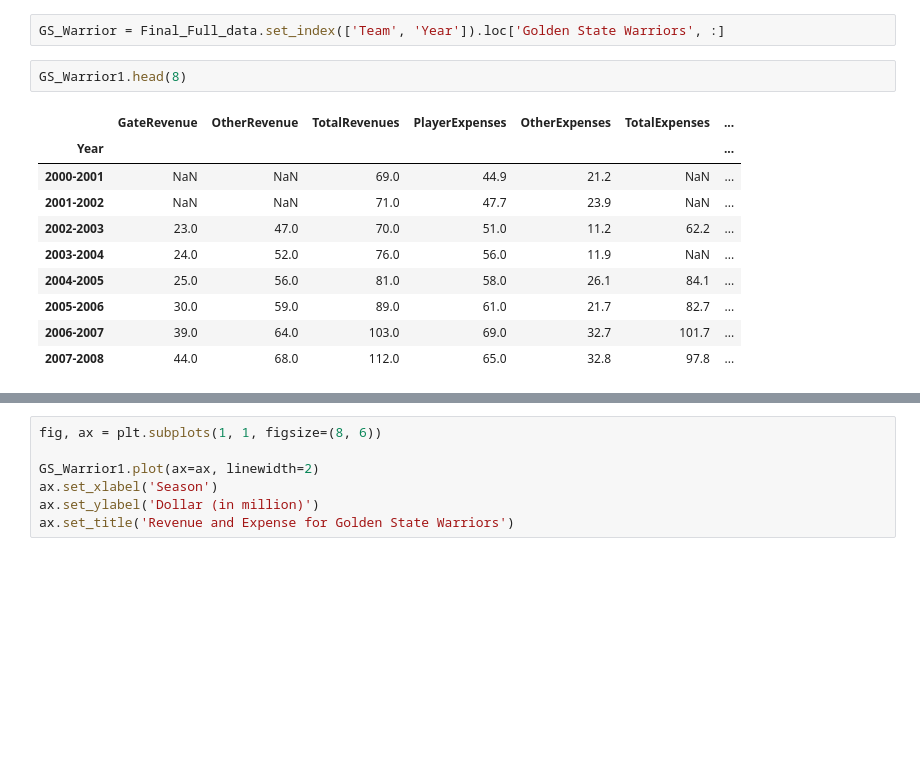
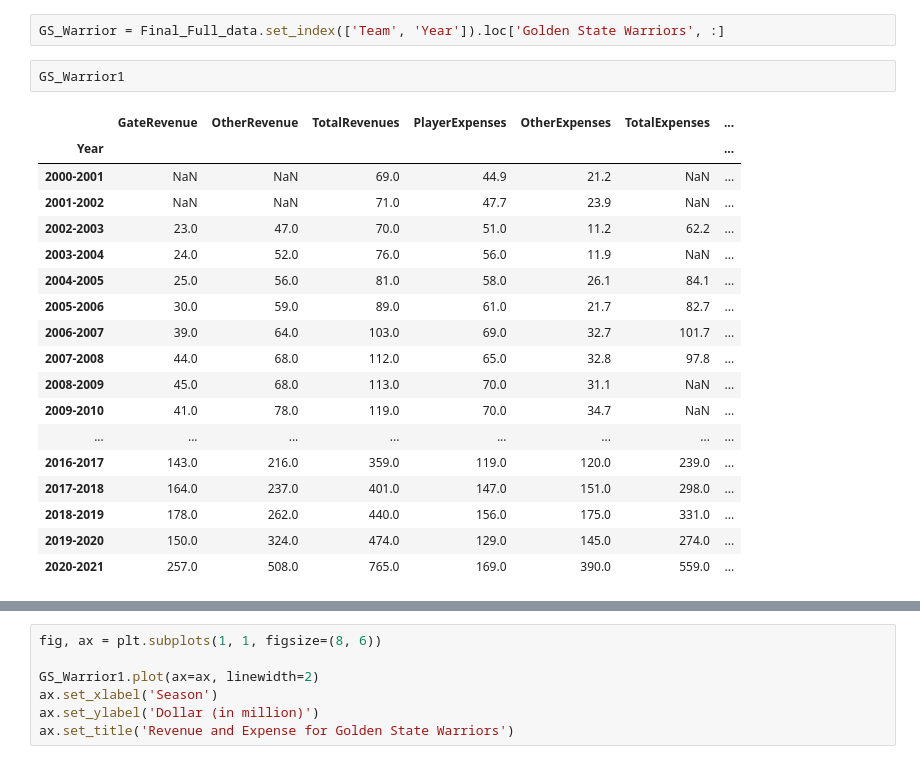
Before and after one commit to XinyangNick/ECO353-Project-1, a Jupyter notebook: ECO353P1.ipynb, the cells around one changed output, grey strips where cells are left out. Cells and saved outputs as stored; diff of their text form; blank space fills up the shorter version.

```diff
--- a/ECO353P1.ipynb
+++ b/ECO353P1.ipynb
@@ -371,16 +373,24 @@ GS_Warrior2 = Final_Full_data.set_index(['Team', 'Year']).loc['Golden State Warr
 # %%
 GS_Warrior = Final_Full_data.set_index(['Team', 'Year']).loc['Golden State Warriors', :]
 # %%
-GS_Warrior1.head(8)
+GS_Warrior1
 # %% [output]
 |  | GateRevenue | OtherRevenue | TotalRevenues | PlayerExpenses | OtherExpenses | TotalExpenses | ... |
 | Year |  |  |  |  |  |  | ... |
 | 2000-2001 | NaN | NaN | 69.0 | 44.9 | 21.2 | NaN | ... |
 | 2001-2002 | NaN | NaN | 71.0 | 47.7 | 23.9 | NaN | ... |
 | 2002-2003 | 23.0 | 47.0 | 70.0 | 51.0 | 11.2 | 62.2 | ... |
 | 2003-2004 | 24.0 | 52.0 | 76.0 | 56.0 | 11.9 | NaN | ... |
 | 2004-2005 | 25.0 | 56.0 | 81.0 | 58.0 | 26.1 | 84.1 | ... |
 | 2005-2006 | 30.0 | 59.0 | 89.0 | 61.0 | 21.7 | 82.7 | ... |
 | 2006-2007 | 39.0 | 64.0 | 103.0 | 69.0 | 32.7 | 101.7 | ... |
 | 2007-2008 | 44.0 | 68.0 | 112.0 | 65.0 | 32.8 | 97.8 | ... |
+| 2008-2009 | 45.0 | 68.0 | 113.0 | 70.0 | 31.1 | NaN | ... |
+| 2009-2010 | 41.0 | 78.0 | 119.0 | 70.0 | 34.7 | NaN | ... |
+| ... | ... | ... | ... | ... | ... | ... | ... |
+| 2016-2017 | 143.0 | 216.0 | 359.0 | 119.0 | 120.0 | 239.0 | ... |
+| 2017-2018 | 164.0 | 237.0 | 401.0 | 147.0 | 151.0 | 298.0 | ... |
+| 2018-2019 | 178.0 | 262.0 | 440.0 | 156.0 | 175.0 | 331.0 | ... |
+| 2019-2020 | 150.0 | 324.0 | 474.0 | 129.0 | 145.0 | 274.0 | ... |
+| 2020-2021 | 257.0 | 508.0 | 765.0 | 169.0 | 390.0 | 559.0 | ... |
 # %%
```
Also changed, not shown: parts of 2 cells of this notebook, 1 other file.
